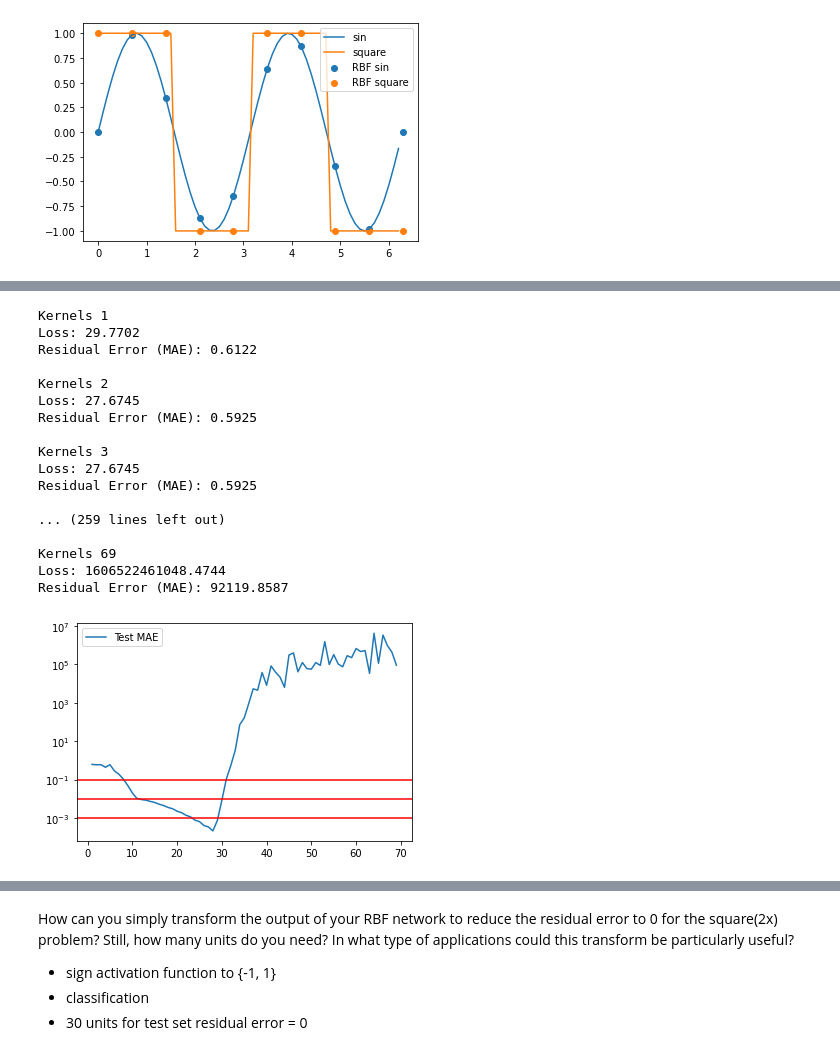
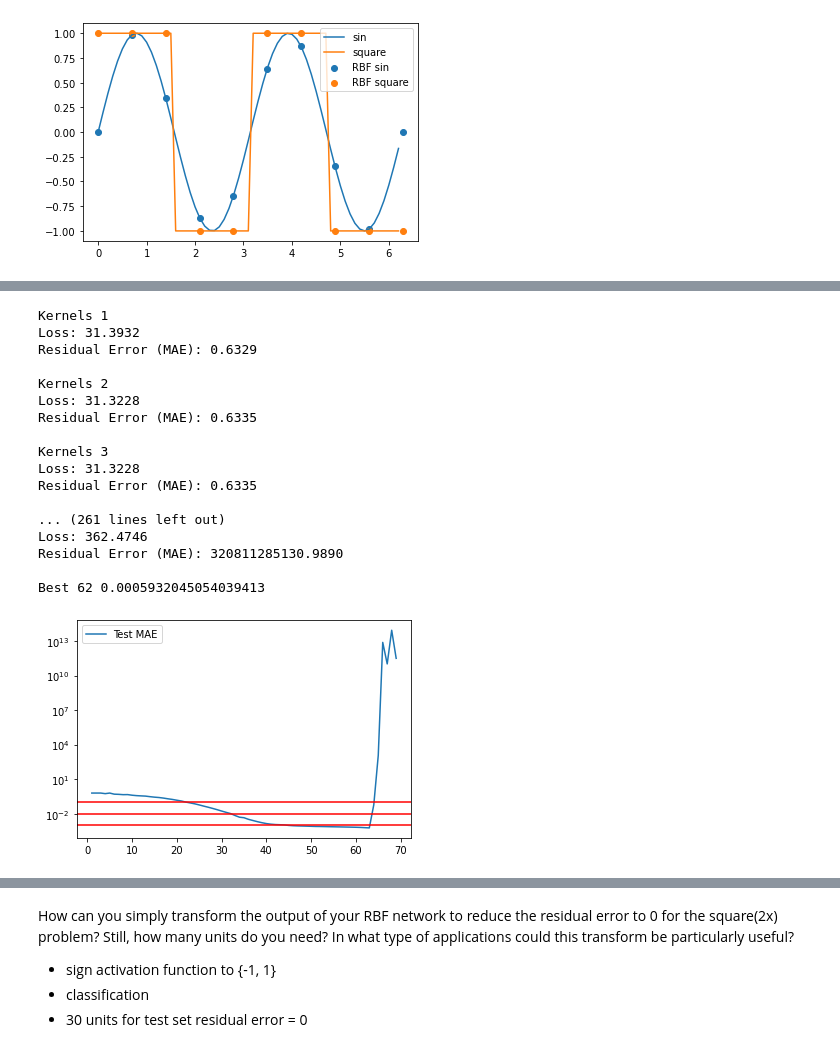
Before and after one commit to KevinArmbruster/ml_lab, a Jupyter notebook: Lab2/Task 3.ipynb, the cells around one changed output, grey strips where cells are left out. Drawn from its saved outputs; the diff is of its cells as text; code cells hidden in the pictures.

```diff
--- a/Lab2/Task 3.ipynb
+++ b/Lab2/Task 3.ipynb
@@ -71,10 +71,7 @@ def get_test_data(noise=False):
     return X_test, y_test_sin, y_test_square
 
 
-fixed_std = 0.4
-
-
-def get_rbf_kernels(num, std=fixed_std):
+def get_rbf_kernels(num, std=0.1):
     number_of_kernel = num
 
     rbf_center_sin = np.linspace(start=0, stop=2 * np.pi, num=number_of_kernel)
@@ -307,12 +338,16 @@ for k in num_of_kernels:
     square_maes.append(square_test_loss)
     print("")
 
+best_k_square = np.argmin(square_maes)
+print("Best", best_k_square, square_maes[best_k_square])
+
 plt.plot(num_of_kernels, square_sign_maes, label="Test MAE (Square + Sign)")
 plt.plot(num_of_kernels, square_maes, label="Test MAE (Square)")
 plt.axhline(y=residual_error_thresholds[0], c="r")
 plt.axhline(y=residual_error_thresholds[1], c="r")
 plt.axhline(y=residual_error_thresholds[2], c="r")
 plt.yscale('log')
+plt.ylim(0.0005, 1)
 #plt.yticks([0.1, 0.01, 0.001])
 plt.legend()
 plt.show()
@@ -338,5 +373,5 @@ Residual Error (MAE): 115436.9127
 # %%
-kernel_stds, rbf_center_sin, rbf_center_square, y_rbf_sin, y_rbf_square = get_rbf_kernels(num=14)
+kernel_stds, rbf_center_sin, rbf_center_square, y_rbf_sin, y_rbf_square = get_rbf_kernels(num=best_k_square)
 
 rbf_square = RBFNet(kernel_centers=rbf_center_square, kernel_stds=kernel_stds)
 y_pred_square = rbf_square.fit_and_predict(X_train, y_train_square, sign=True)
@@ -363,42 +398,45 @@ num_of_kernels = np.arange(1, 70, 1)
 sin_maes = []
 
 for k in num_of_kernels:
     print(f"Kernels {k}")
     kernel_stds, rbf_center_sin, rbf_center_square, y_rbf_sin, y_rbf_square = get_rbf_kernels(num=k)
 
     rbf_sin = RBFNet(kernel_centers=rbf_center_sin, kernel_stds=kernel_stds)
     y_pred_sin = rbf_sin.fit_and_predict(X_train, y_train_sin)
 
     sin_test_loss = rbf_sin.evaluate_residual_error(X_test, y_test_sin)
 
     sin_maes.append(sin_test_loss)
     print("")
 
+best_k_sin = np.argmin(sin_maes)
+print("Best", best_k_sin, sin_maes[best_k_sin])
+
 plt.plot(num_of_kernels, sin_maes, label="Test MAE")
 plt.axhline(y=residual_error_thresholds[0], c="r")
 plt.axhline(y=residual_error_thresholds[1], c="r")
 plt.axhline(y=residual_error_thresholds[2], c="r")
 plt.yscale('log')
 #plt.yticks([0.1, 0.01, 0.001])
 plt.legend()
 plt.show()
 # %% [output]
 Kernels 1
-Loss: 29.7702
-Residual Error (MAE): 0.6122
+Loss: 31.3932
+Residual Error (MAE): 0.6329
 
 Kernels 2
-Loss: 27.6745
-Residual Error (MAE): 0.5925
+Loss: 31.3228
+Residual Error (MAE): 0.6335
 
 Kernels 3
-Loss: 27.6745
-Residual Error (MAE): 0.5925
+Loss: 31.3228
+Residual Error (MAE): 0.6335
 
-... (259 lines left out)
+... (261 lines left out)
+Loss: 362.4746
+Residual Error (MAE): 320811285130.9890
 
-Kernels 69
-Loss: 1606522461048.4744
-Residual Error (MAE): 92119.8587
+Best 62 0.0005932045054039413
-[figure, old version]
+[figure, new version]
 # %%
```
Also changed, not shown: parts of 27 cells of this notebook.
